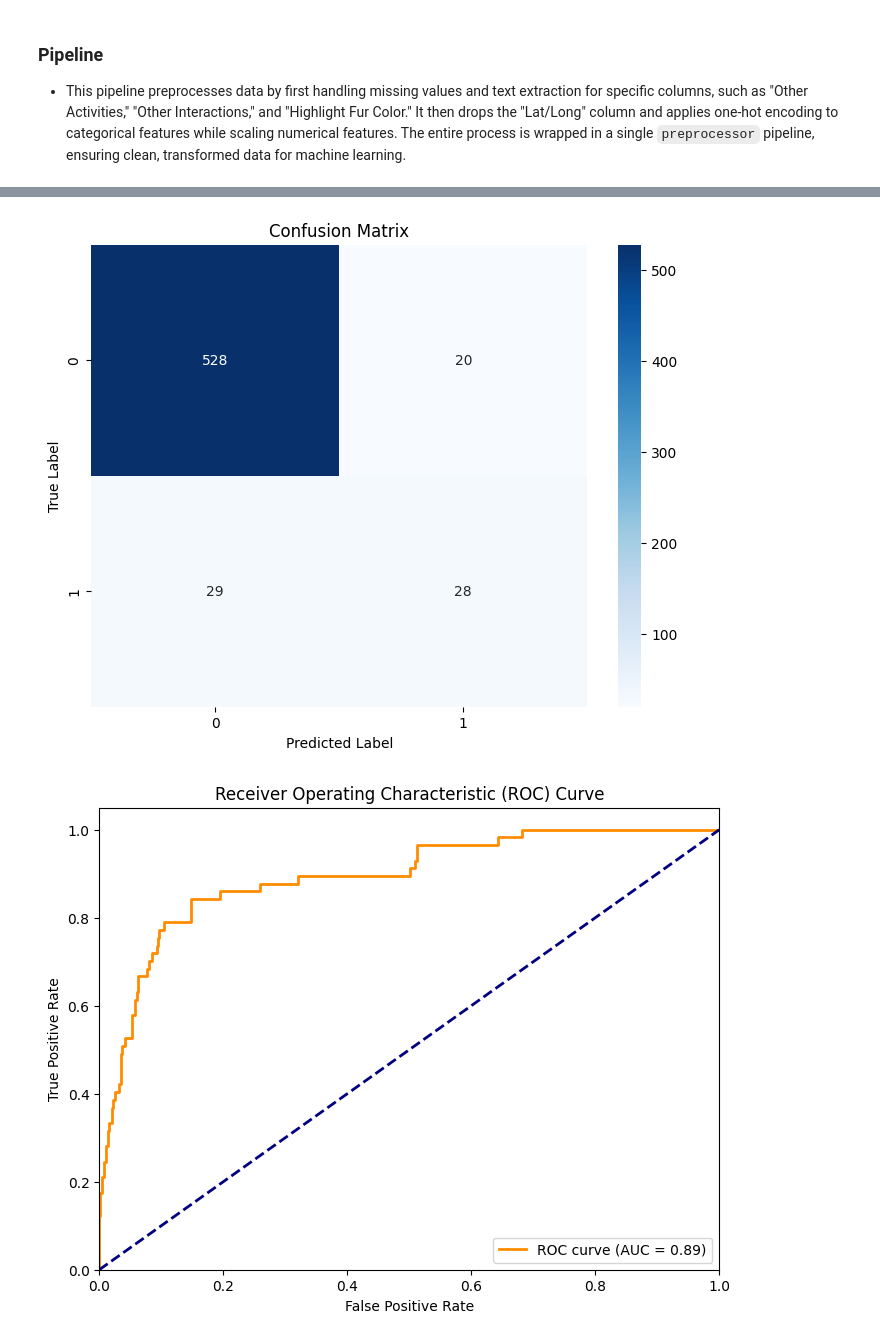
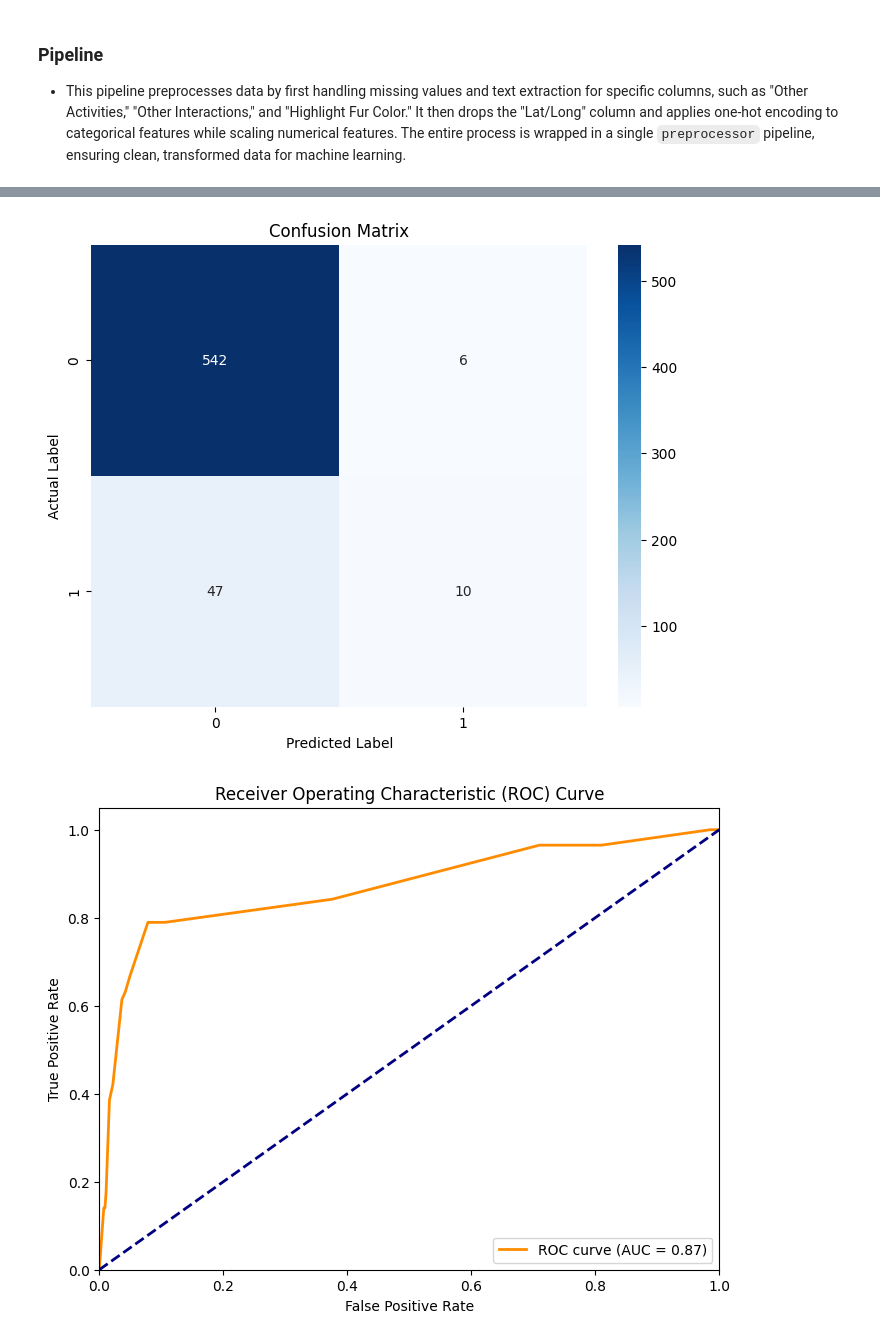
Before and after one commit to coleaydelotte/Nutosis, a Jupyter notebook: Nutosis.ipynb, the cells around one changed output, grey strips where cells are left out. Cells and saved outputs as stored; diff of their text form; code cells hidden in the pictures.

```diff
--- a/Nutosis.ipynb
+++ b/Nutosis.ipynb
@@ -944,36 +889,21 @@ Random Forest Training F1 Score: 0.0
 # %%
-from sklearn.metrics import classification_report, confusion_matrix, roc_curve, auc
-import matplotlib.pyplot as plt
-import seaborn as sns
-from sklearn.preprocessing import OneHotEncoder
-
 def evaluate_model(model, X_test, y_test, preprocessor):
-    # Ensure that the preprocessor handles unknown categories
-    if isinstance(preprocessor, OneHotEncoder):
-        preprocessor = OneHotEncoder(handle_unknown='ignore')
-        preprocessor.fit(X_test)  # Fit the encoder on the test data (or combine train and test data)
-
-    # Preprocess test data
     X_test_processed = preprocessor.transform(X_test)
 
-    # Make predictions
     y_pred = model.predict(X_test_processed)
     y_pred_proba = model.predict_proba(X_test_processed)[:, 1]
 
-    # Print classification report
     print("Classification Report:")
     print(classification_report(y_test, y_pred))
 
-    # Create confusion matrix
     cm = confusion_matrix(y_test, y_pred)
     plt.figure(figsize=(8, 6))
     sns.heatmap(cm, annot=True, fmt='d', cmap='Blues')
     plt.title('Confusion Matrix')
-    plt.ylabel('True Label')
+    plt.ylabel('Actual Label')
     plt.xlabel('Predicted Label')
     plt.show()
 
-    # Plot ROC curve
     fpr, tpr, _ = roc_curve(y_test, y_pred_proba)
     roc_auc = auc(fpr, tpr)
 
@@ -995,11 +925,12 @@ def evaluate_model(model, X_test, y_test, preprocessor):
         'roc_auc': roc_auc
     }
 
-# Example usage (assuming lgd is your best logistic regression model):
-# Handle preprocessing on test data with unseen categories
+gb = GradientBoostingClassifier(learning_rate=0.05, max_depth=1, n_estimators=100, random_state=42)
+gb.fit(X_preprocessed, y)
+
 X_test_set = test_set.drop(columns=['Diseased'])
 y_test_set = test_set['Diseased']
-results = evaluate_model(lgd, X_test_set, y_test_set, preprocessor)
+results = evaluate_model(gb, X_test_set, y_test_set, preprocessor)
 # %% [output]
 Classification Report:
               precision    recall  f1-score   support
@@ -1013,2 +944,2 @@ weighted avg       0.91      0.92      0.92       605
-[figure, old version]
+[figure, new version]
-[figure, old version]
+[figure, new version]
```
Also changed, not shown: parts of 36 cells of this notebook, 1 other file.
